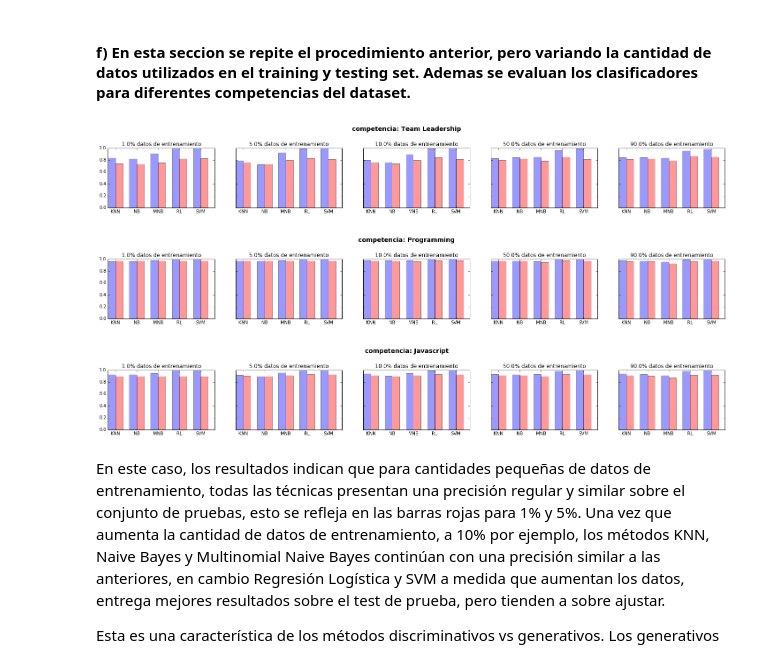
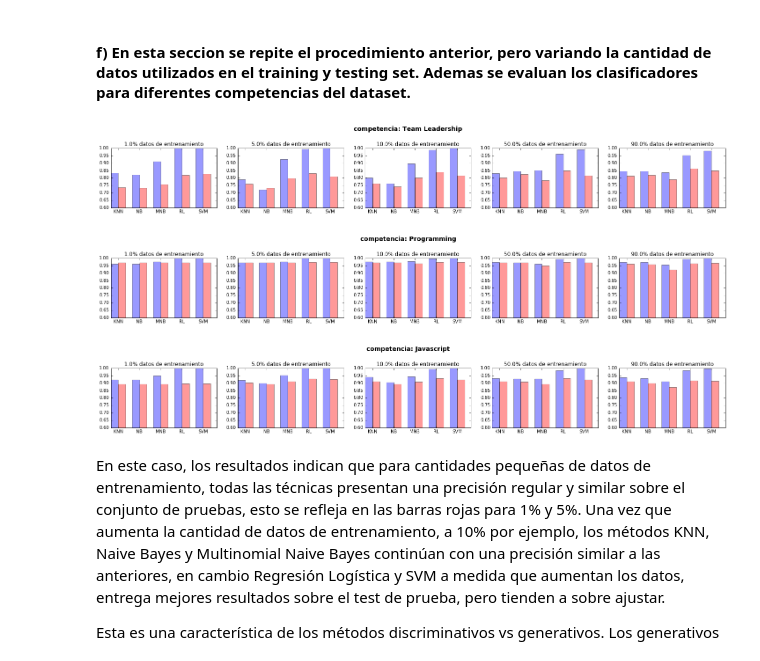
Before and after one commit to mazino/ML-Tarea1, a Jupyter notebook: ML-Tarea2/Pregunta 3/Pregunta 3.ipynb, the cells around one changed output. Saved outputs shown, nothing was run; the diff lists cells and outputs as text; code cells hidden in the pictures.

```diff
--- a/ML-Tarea2/Pregunta 3/Pregunta 3.ipynb
+++ b/ML-Tarea2/Pregunta 3/Pregunta 3.ipynb
@@ -228,7 +257,7 @@ Es claro que los algoritmos que permiten una adecuada elección de híper-parám
 # %%
 competencias={1:'Team Leadership', 4:'Programming', 5:'Javascript'}
 for i in [1,4,5]:
-    fig, ax = plt.subplots(ncols=5,sharey=True, figsize=(25,3))
+    fig, ax = plt.subplots(ncols=5, figsize=(25,3))
     fig.suptitle('competencia: '+ competencias[i], fontsize=14, fontweight='bold')
     fig.subplots_adjust(top=0.75)
     #fig.text(0.06, 0.5, 'competencia: '+ competencias[i-1] , ha='center', va='center', rotation='horizontal')
@@ -236,36 +265,37 @@ for i in [1,4,5]:
         Z_tr, Z_ts = train_test_split(Z, test_size=j, random_state=0)
         y_tr = Z_tr.getcol(i).A.T[0]
         X_tr = hstack([Z_tr[:,0:i],Z_tr[:,i+1:]]).tocsr()
         y_ts = Z_ts.getcol(i).A.T[0]
         X_ts = hstack([Z_ts[:,0:i],Z_ts[:,i+1:]]).tocsr()
         acc_tr =[]
         acc_ts = []
         acc_tr, acc_ts = determinarACC(X_tr,y_tr, X_ts, y_ts, acc_tr, acc_ts,imp=0)
 
         index = np.arange(5)
         bar_width = 0.35
 
         opacity = 0.4
         error_config = {'ecolor': '0.3'}
 
         rects1 = ax[t].bar(index, acc_tr, bar_width,
                          alpha=opacity,
                          color='b',
                          label='train')
 
         rects2 = ax[t].bar(index + bar_width, acc_ts, bar_width,
                          alpha=opacity,
                          color='r',
                          label='test')
 
         ax[t].set_title(str((1-j)*100) + '% datos de entrenamiento')
         ax[t].set_xticks(index + bar_width)
+        ax[t].set_ylim((0.6,1))
         ax[t].set_xticklabels(['KNN', 'NB', 'MNB', 'RL', 'SVM'])
         #ax[t].legend(loc=4)
 # %% [output]
-[figure, old version]
+[figure, new version]
-[figure, old version]
+[figure, new version]
-[figure, old version]
+[figure, new version]
 # %% [markdown]
 En este caso, los resultados indican que para cantidades pequeñas de datos de entrenamiento, todas las técnicas presentan una precisión regular y similar sobre el conjunto de pruebas, esto se refleja en las barras rojas para 1% y 5%. Una vez que aumenta la cantidad de datos de entrenamiento, a 10% por ejemplo, los métodos KNN, Naive Bayes y Multinomial Naive Bayes continúan con una precisión similar a las anteriores, en cambio Regresión Logística y SVM a medida que aumentan los datos, entrega mejores resultados sobre el test de prueba, pero tienden a sobre ajustar.
 
```
Also changed, not shown: parts of 6 cells of this notebook, 1 other file.
